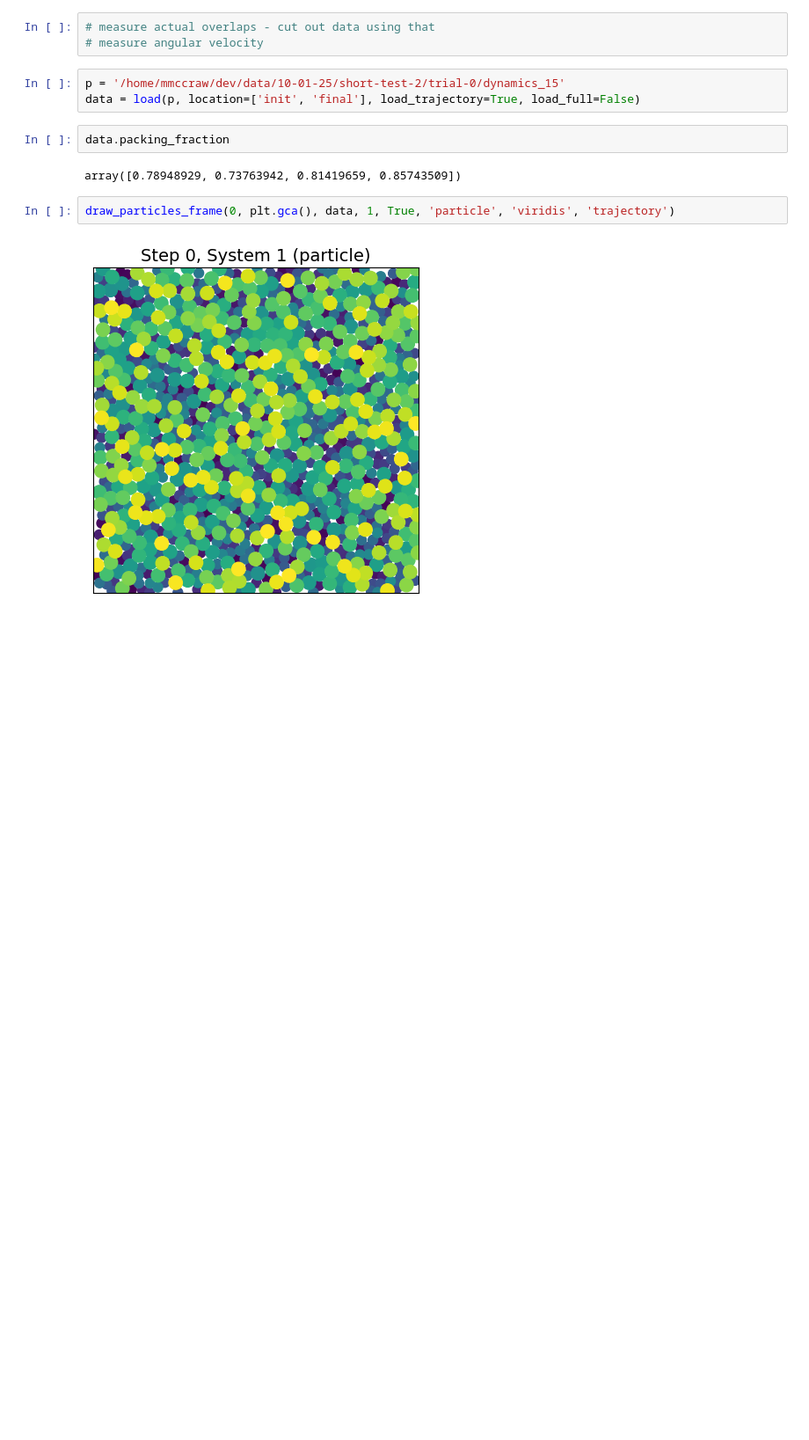
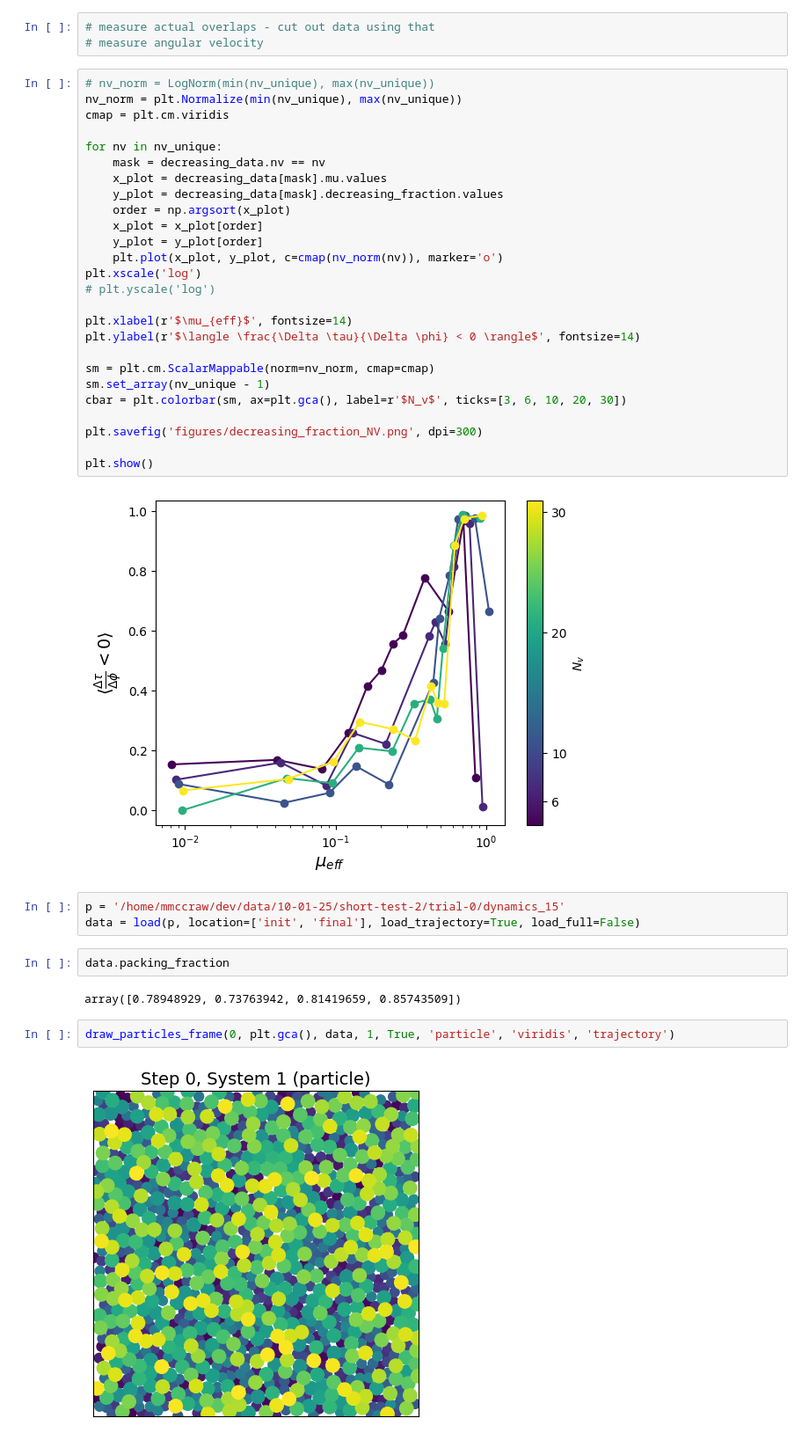
Before and after one commit to mmccraw98/notebooks-fall-25, a Jupyter notebook: 10/calculate-shear-modulus/analyze.ipynb, the cells around one changed output. Shown at 88% size. Drawn from its saved outputs; the diff is of its cells as text; blank space fills up the shorter version.

```diff
--- a/10/calculate-shear-modulus/analyze.ipynb
+++ b/10/calculate-shear-modulus/analyze.ipynb
@@ -169,6 +196,34 @@ for nv in nv_unique:
 # %%
 # measure actual overlaps - cut out data using that
 # measure angular velocity
+# %%
+# nv_norm = LogNorm(min(nv_unique), max(nv_unique))
+nv_norm = plt.Normalize(min(nv_unique), max(nv_unique))
+cmap = plt.cm.viridis
+
+for nv in nv_unique:
+    mask = decreasing_data.nv == nv
+    x_plot = decreasing_data[mask].mu.values
+    y_plot = decreasing_data[mask].decreasing_fraction.values
+    order = np.argsort(x_plot)
+    x_plot = x_plot[order]
+    y_plot = y_plot[order]
+    plt.plot(x_plot, y_plot, c=cmap(nv_norm(nv)), marker='o')
+plt.xscale('log')
+# plt.yscale('log')
+
+plt.xlabel(r'$\mu_{eff}$', fontsize=14)
+plt.ylabel(r'$\langle \frac{\Delta \tau}{\Delta \phi} < 0 \rangle$', fontsize=14)
+
+sm = plt.cm.ScalarMappable(norm=nv_norm, cmap=cmap)
+sm.set_array(nv_unique - 1)
+cbar = plt.colorbar(sm, ax=plt.gca(), label=r'$N_v$', ticks=[3, 6, 10, 20, 30])
+
+plt.savefig('figures/decreasing_fraction_NV.png', dpi=300)
+
+plt.show()
+# %% [output]
+[figure, added]
 # %%
 p = '/home/mmccraw/dev/data/10-01-25/short-test-2/trial-0/dynamics_15'
 data = load(p, location=['init', 'final'], load_trajectory=True, load_full=False)
```
Also changed, not shown: parts of 4 cells of this notebook, 30 other files.
